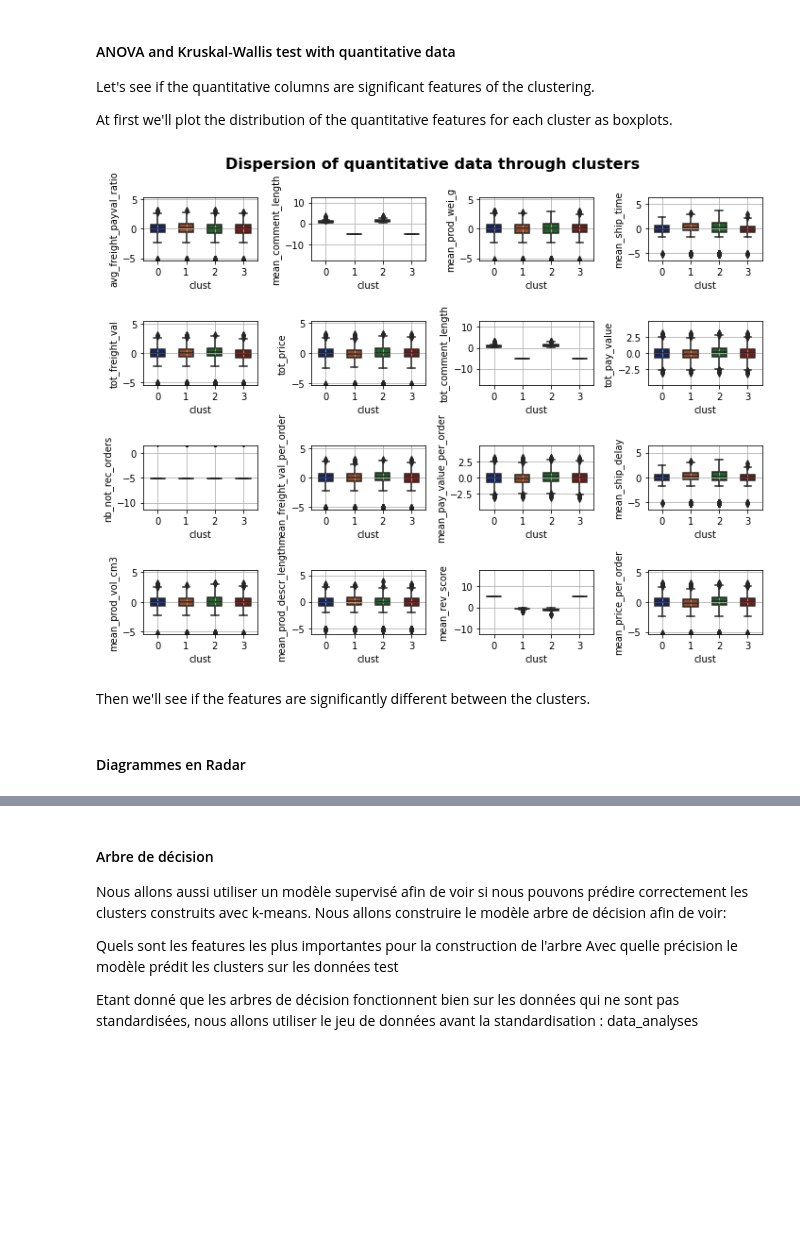
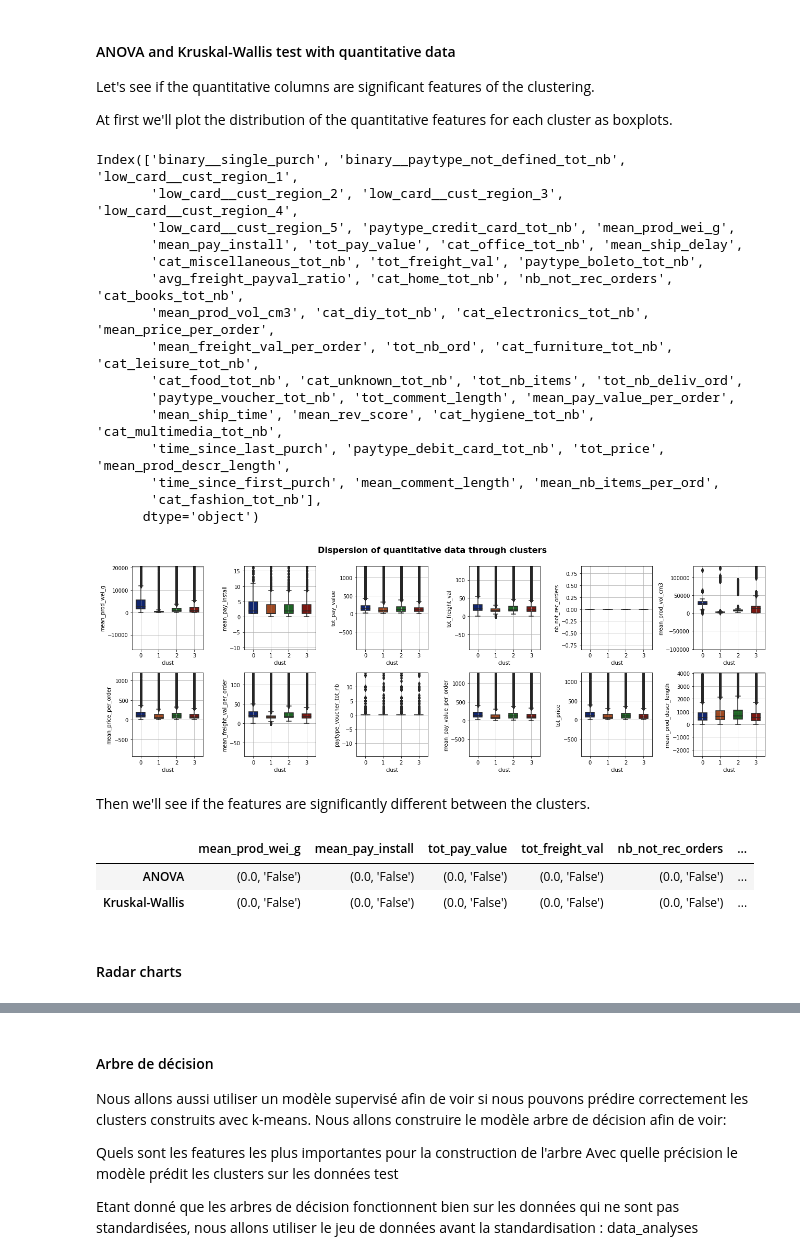
Before and after one commit to SmellyArmure/OC_DS_Project5, a Jupyter notebook: NOTEBOOKS/P5_Clustering.ipynb, the cells around one changed output, grey strips where cells are left out. Cells and saved outputs as stored; diff of their text form; code cells hidden in the pictures; blank space fills up the shorter version.

```diff
--- a/NOTEBOOKS/P5_Clustering.ipynb
+++ b/NOTEBOOKS/P5_Clustering.ipynb
@@ -1030,7 +1054,7 @@ from sklearn.metrics import silhouette_score, davies_bouldin_score, calinski_har
 
 # fit the model on the whole dataframe
 
-n=5
+n=4
 best_model = KMeans(n_clusters=n, n_jobs=-1)
 best_model.fit(df)
 ser_clust = pd.Series(data=best_model.labels_,
@@ -1048,7 +1074,7 @@ tab_proj = ['PCA', 'UMAP', 't-SNE']
 for i, proj in enumerate(tab_proj,1):
     ax = fig.add_subplot(1,len(tab_proj), i)
     # plot only a sample, but using the model already fitted
-    plot_projection(df.sample(1000), model=best_model, proj=proj,
+    plot_projection(df.loc[ind_samp_2000], model=best_model, proj=proj,
                     fig=fig, ax=ax)
 fig.tight_layout()
 # %% [output]
@@ -1067,8 +1093,8 @@ contingency_tables(best_model, df, df_expl, palette="inferno",
 # %% [markdown]
 #### Relative difference of the mean
 # %%
-clust_mean, orig_df_mean, rel_var = mean_deviation_clust(model, df,
-                                                         df_cust.loc[df.index],
+clust_mean, orig_df_mean, rel_var = mean_deviation_clust(best_model, df,
+                                                         df_expl.loc[df.index],
                                                          palette='seismic',
                                                          figsize=(24,2))
 # %% [output]
@@ -1078,8 +1104,12 @@ clust_mean, orig_df_mean, rel_var = mean_deviation_clust(model, df,
 # %%
 # Plot the Snake plot
 
+thresh_dev = 10
+sel_col = rel_var[rel_var>thresh_dev].dropna(how='all', axis=1).columns
+sel_col = [col for col in sel_col if not 'cat_' in col]
+
 fig, ax = plt.subplots(1)
-rel_var[df.columns].plot(marker='o', ax=ax)
+rel_var[sel_col].plot(marker='o', ax=ax, color=sns.color_palette('tab10'))
 ax.legend(ncol=1, bbox_to_anchor=[1,1])
 fig.set_size_inches(7,5)
 plt.show()
@@ -1091,35 +1121,52 @@ plt.show()
 Let's see if the quantitative columns are significant features of the clustering.
 
 At first we'll plot the distribution of the quantitative features for each cluster as boxplots.
+# %%
+df_expl.columns
+# %% [output]
+Index(['binary__single_purch', 'binary__paytype_not_defined_tot_nb', 'low_card__cust_region_1',
+       'low_card__cust_region_2', 'low_card__cust_region_3', 'low_card__cust_region_4',
+       'low_card__cust_region_5', 'paytype_credit_card_tot_nb', 'mean_prod_wei_g',
+       'mean_pay_install', 'tot_pay_value', 'cat_office_tot_nb', 'mean_ship_delay',
+       'cat_miscellaneous_tot_nb', 'tot_freight_val', 'paytype_boleto_tot_nb',
+       'avg_freight_payval_ratio', 'cat_home_tot_nb', 'nb_not_rec_orders', 'cat_books_tot_nb',
+       'mean_prod_vol_cm3', 'cat_diy_tot_nb', 'cat_electronics_tot_nb', 'mean_price_per_order',
+       'mean_freight_val_per_order', 'tot_nb_ord', 'cat_furniture_tot_nb', 'cat_leisure_tot_nb',
+       'cat_food_tot_nb', 'cat_unknown_tot_nb', 'tot_nb_items', 'tot_nb_deliv_ord',
+       'paytype_voucher_tot_nb', 'tot_comment_length', 'mean_pay_value_per_order',
+       'mean_ship_time', 'mean_rev_score', 'cat_hygiene_tot_nb', 'cat_multimedia_tot_nb',
+       'time_since_last_purch', 'paytype_debit_card_tot_nb', 'tot_price', 'mean_prod_descr_length',
+       'time_since_first_purch', 'mean_comment_length', 'mean_nb_items_per_ord',
+       'cat_fashion_tot_nb'],
+      dtype='object')
 # %%
 ## A METTRE SOUS FORME DE FONCTION ??
 # Plotting boxplot of quantitative features for each cluster
 
-model
+model = best_model
 
-
-fig = plt.figure(figsize=(10,8))
+fig = plt.figure(figsize=(18,12))
 
 model = model.fit(df) if not is_fitted(model) else model
 ser_clust = pd.Series(model.labels_,
-                    index=df.index,
-                    name='Clust')
+                      index=df.index,
+                      name='clust')
 
 with sns.color_palette('dark'):
-    for i, c in enumerate(df.columns,1):
-        ax = fig.add_subplot(4,4,i)
-        sns.boxplot(data=df.assign(clust=ser_clust),
+    for i, c in enumerate(sel_col,1):
+        ax = fig.add_subplot(4,6,i)
+        sns.boxplot(data=df_expl.assign(clust=ser_clust),
                     x='clust', y=c, width=0.5, ax=ax)
-        min = df[c].mean()-5*df[c].std()
-        max = df[c].mean()+5*df[c].std()
+        min = df_expl[c].mean()-5*df_expl[c].std()
+        max = df_expl[c].mean()+5*df_expl[c].std()
         plt.ylim(min,max)
         plt.grid()
 plt.tight_layout(rect=[0, 0.03, 1, 0.95])
 plt.suptitle('Dispersion of quantitative data through clusters',
              fontsize=16, fontweight='bold')
 plt.show()
 # %% [output]
-[figure, old version]
+[figure, new version]
 # %% [markdown]
 Then we'll see if the features are significantly different between the clusters.
 # %%
@@ -1151,9 +1178,12 @@ def mult_test(data_df, test_func, print_opt=True, res_df=pd.DataFrame(), **kwarg
 # %%
 # Results (p-value, same distr or not) of ANOVA and Kruskal-Wallis tests
-# for 'nutriscore' vs. 'pnns1' categories
+# for 'clust' vs. sel_col features
 
-id_distr_pnns1 = mult_test(df[quant_cols+['pnns1']], C_col='pnns1',
-                           test_func='id_dist', print_opt=False)
-id_distr_pnns1
+summary_ANOVA_Kruskal(df_expl[sel_col].assign(clust=ser_clust),
+                      C_col='clust', print_opt=False)
+# %% [output]
+|  | mean_prod_wei_g | mean_pay_install | tot_pay_value | tot_freight_val | nb_not_rec_orders | ... |
+| ANOVA | (0.0, 'False') | (0.0, 'False') | (0.0, 'False') | (0.0, 'False') | (0.0, 'False') | ... |
+| Kruskal-Wallis | (0.0, 'False') | (0.0, 'False') | (0.0, 'False') | (0.0, 'False') | (0.0, 'False') | ... |
 # %% [markdown]
-#### Diagrammes en Radar
+#### Radar charts
```
Also changed, not shown: parts of 75 cells of this notebook, 3 other files.
